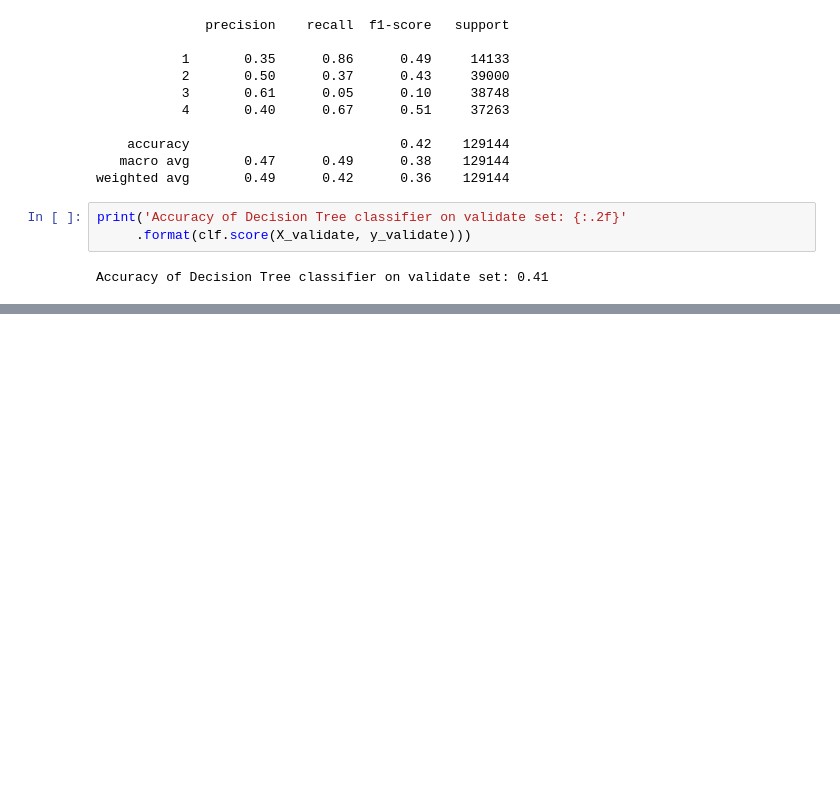
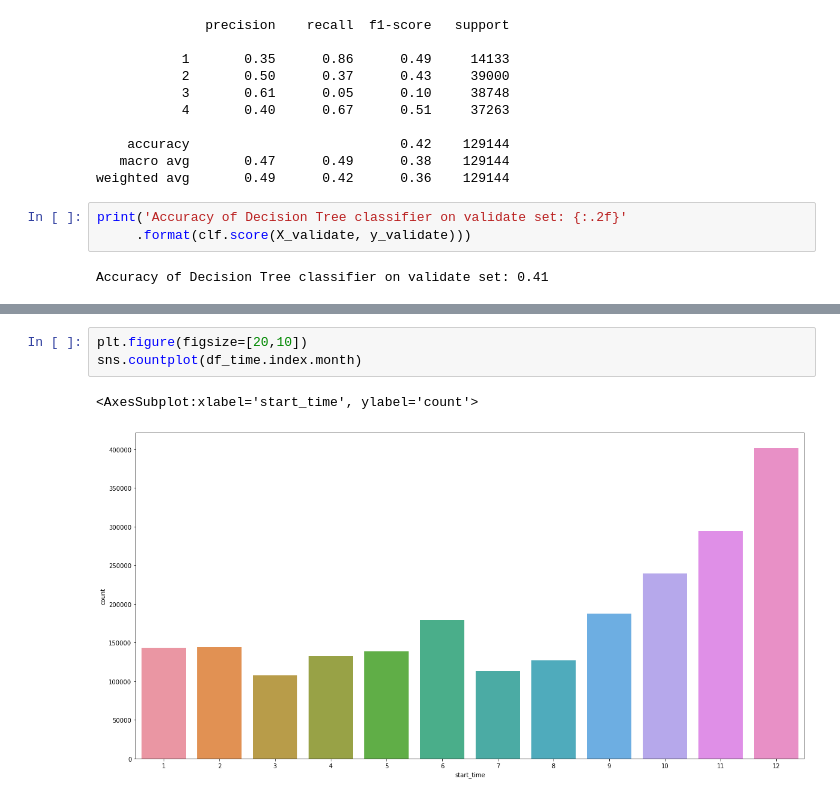
Before and after one commit to dashbringhurst/individual-project, a Jupyter notebook: explore.ipynb, the cells around one changed output, grey strips where cells are left out. Drawn from its saved outputs; the diff is of its cells as text; blank space fills up the shorter version.

```diff
--- a/explore.ipynb
+++ b/explore.ipynb
@@ -813,0 +951,6 @@ Accuracy of Decision Tree classifier on validate set: 0.41
+# %%
+plt.figure(figsize=[20,10])
+sns.countplot(df_time.index.month)
+# %% [output]
+<AxesSubplot:xlabel='start_time', ylabel='count'>
+[figure, added]
```
Also changed, not shown: parts of 40 cells of this notebook.
